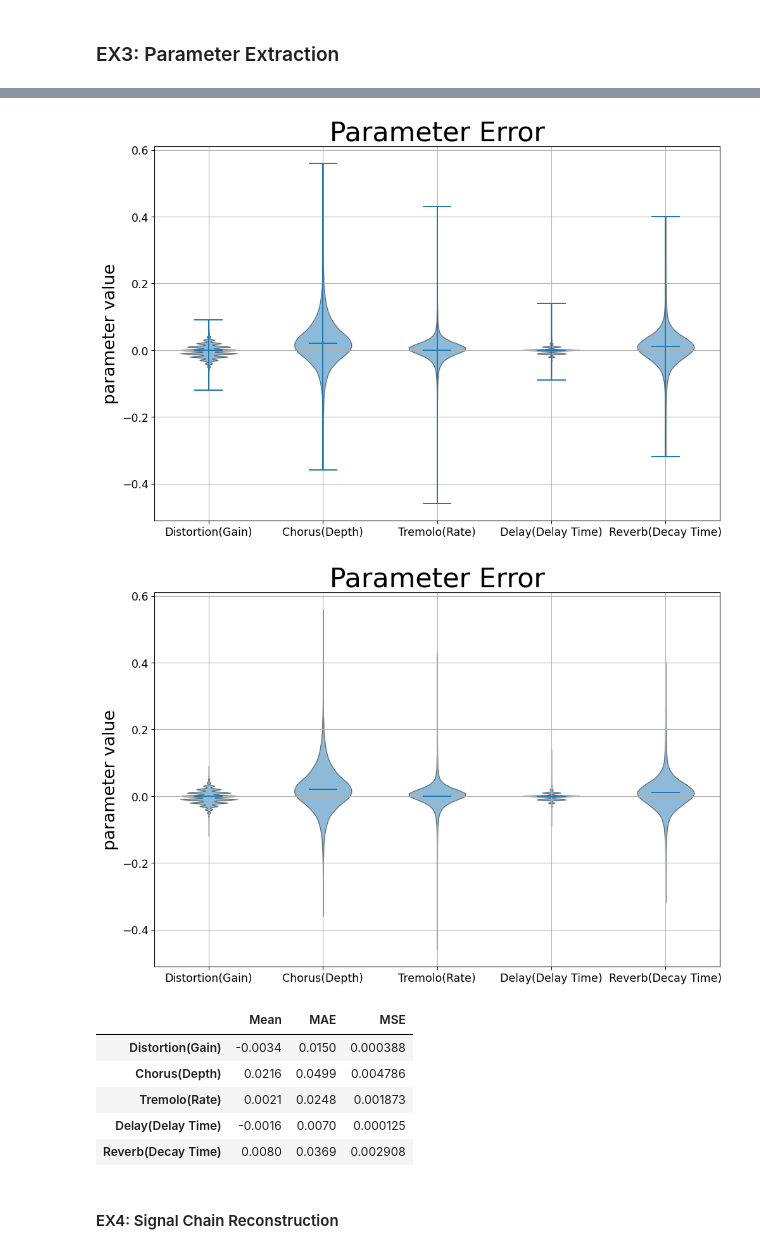
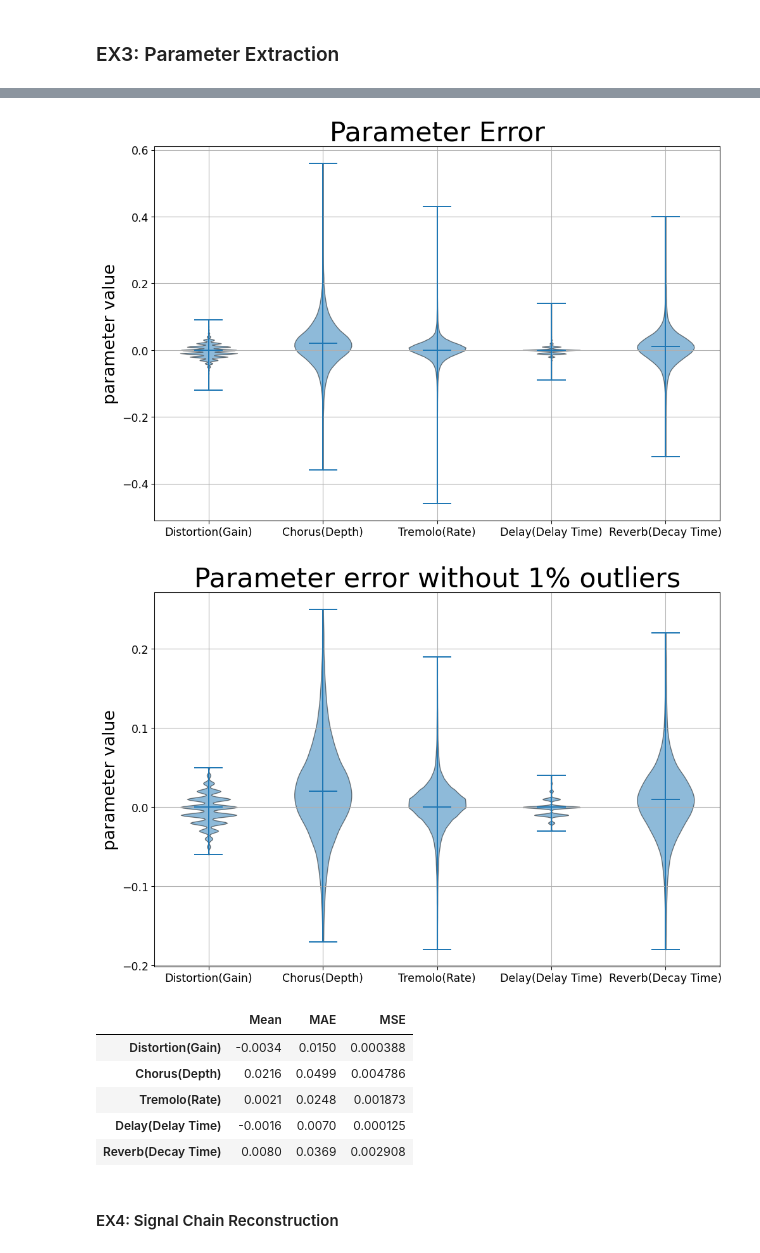
Before and after one commit to DCisHurt/Guitar-MIR, a Jupyter notebook: ex5_data_analysis.ipynb, the cells around one changed output, grey strips where cells are left out. Saved outputs shown, nothing was run; the diff lists cells and outputs as text; code cells hidden in the pictures.

```diff
--- a/ex5_data_analysis.ipynb
+++ b/ex5_data_analysis.ipynb
@@ -154,7 +154,7 @@ df
 # %% [markdown]
 ### EX3: Parameter Extraction
 # %%
-from src.util import plot_train_line, load_train_data, load_train_data_error, plot_violin
+from src.util import plot_train_line, load_train_data, load_train_data_error, plot_violin, remove_percentile_outliers
 
 TRAIN_DIR = '_log/Legacy/Training/'
 EVUAL_DIR = '_log/Legacy/Evaluation/'
@@ -163,7 +163,7 @@ PLOT_DIR = '_log/Legacy/Plot/c53_parameter/'
 EFFECT_MAP2 = ["Distortion(Gain)", "Chorus(Depth)", "Tremolo(Rate)", "Delay(Delay Time)", "Reverb(Decay Time)"]
 
 error_list = []
-
+error_list2 = []
 for i in range(5):
 
     mse, loss = load_train_data_error(TRAIN_DIR + 'c53_parameter/' + str(i) + '_')
@@ -195,42 +195,43 @@ for i in range(5):
     loss_fig.savefig(PLOT_DIR + 'parameter_loss_' + EFFECT_MAP2[i] + '.png')
 
     error_list.append(error)
+    error_list2.append(remove_percentile_outliers(error, percent_to_drop=0.01))
 
 box = plot_violin(error_list, title="Parameter Error", labels=EFFECT_MAP2, ylabel="parameter value", outlier=True)
-box2 = plot_violin(error_list, title="Parameter Error", labels=EFFECT_MAP2, ylabel="parameter value", outlier=False)
+box2 = plot_violin(error_list2, title='Parameter error without 1'+"%" +' outliers', labels=EFFECT_MAP2, ylabel="parameter value", outlier=True)
 
 box.savefig(PLOT_DIR + 'parameter_error_box.png')
 box2.savefig(PLOT_DIR + 'parameter_error_box2.png')
 
 
 table = []
 for fx_error in error_list:
 
     m = round(np.mean(fx_error, axis=0), 4)
     abs_error = round(np.abs(fx_error).mean(axis=0), 4)
     mse = round(np.square(fx_error).mean(axis=0), 6)
     table.append([m, abs_error, mse])
 
 df = pd.DataFrame(table,
                   columns = ['Mean', 'MAE','MSE'],
                   index = EFFECT_MAP2)
 
 # dfi.export(df, PLOT_DIR + 'classify_cm_score.png', dpi=200)
 
 df
 # %% [output]
 [figure]
 [figure]
 [figure]
 [figure]
 [figure]
 [figure]
 [figure]
 [figure]
 [figure]
 [figure]
 [figure]
-[figure, old version]
+[figure, new version]
 |  | Mean | MAE | MSE |
 | Distortion(Gain) | -0.0034 | 0.0150 | 0.000388 |
 | Chorus(Depth) | 0.0216 | 0.0499 | 0.004786 |
```
Also changed, not shown: parts of 1 cell of this notebook, 7 other files.
